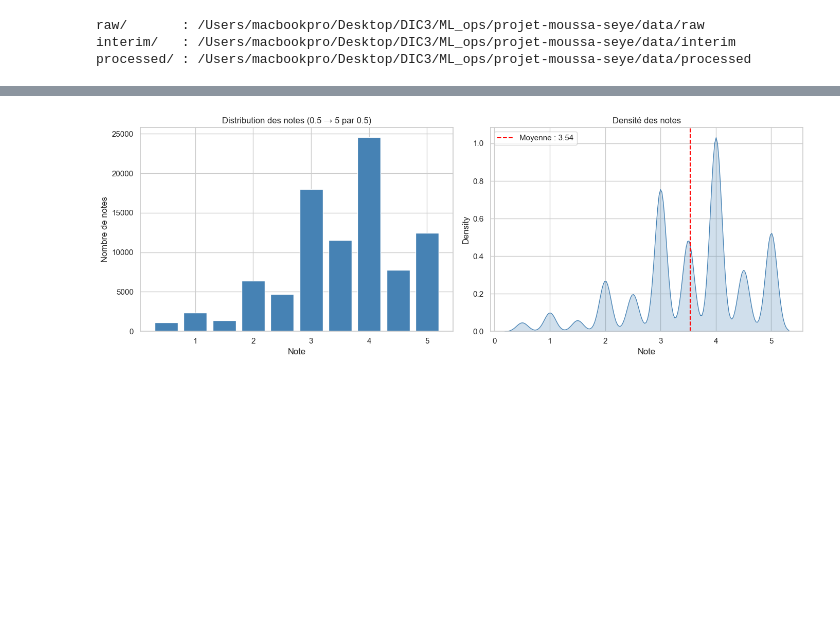
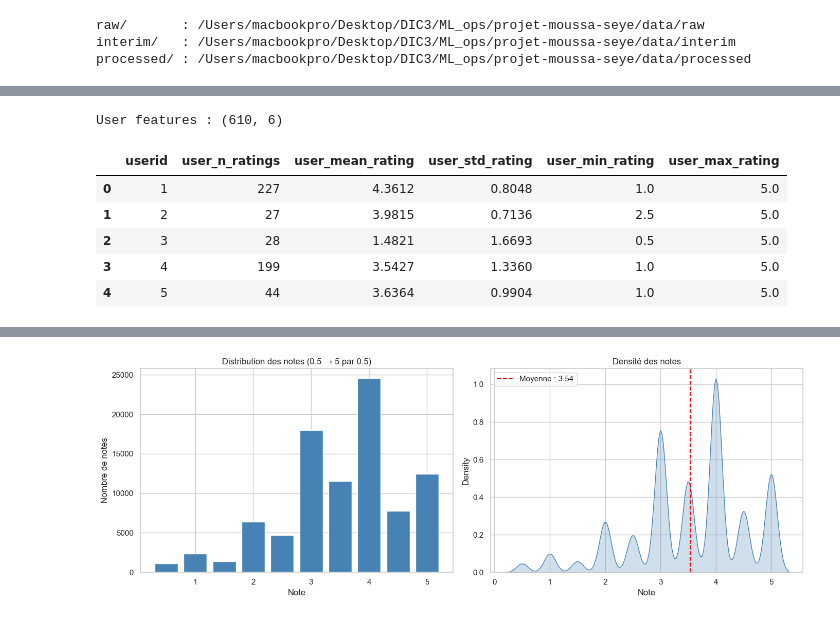
Before and after one commit to MoussaTorch/recommendation-film, a Jupyter notebook: notebooks/01-eda.ipynb, the cells around one changed output, grey strips where cells are left out. Drawn from its saved outputs; the diff is of its cells as text; code cells hidden in the pictures; blank space fills up the shorter version.

```diff
--- a/notebooks/01-eda.ipynb
+++ b/notebooks/01-eda.ipynb
@@ -92,0 +179,6 @@ movies.head()
+# %%
+# Features utilisateurs
+user_feats = build_user_features(ratings, save=True)
+print(f"User features : {user_feats.shape}")
+user_feats.head()
+# %% [output]
@@ -92,0 +186,7 @@ movies.head()
+User features : (610, 6)
+|  | userid | user_n_ratings | user_mean_rating | user_std_rating | user_min_rating | user_max_rating |
+| 0 | 1 | 227 | 4.3612 | 0.8048 | 1.0 | 5.0 |
+| 1 | 2 | 27 | 3.9815 | 0.7136 | 2.5 | 5.0 |
+| 2 | 3 | 28 | 1.4821 | 1.6693 | 0.5 | 5.0 |
+| 3 | 4 | 199 | 3.5427 | 1.3360 | 1.0 | 5.0 |
+| 4 | 5 | 44 | 3.6364 | 0.9904 | 1.0 | 5.0 |
```
Also changed, not shown: parts of 41 cells of this notebook, 1 other file.
